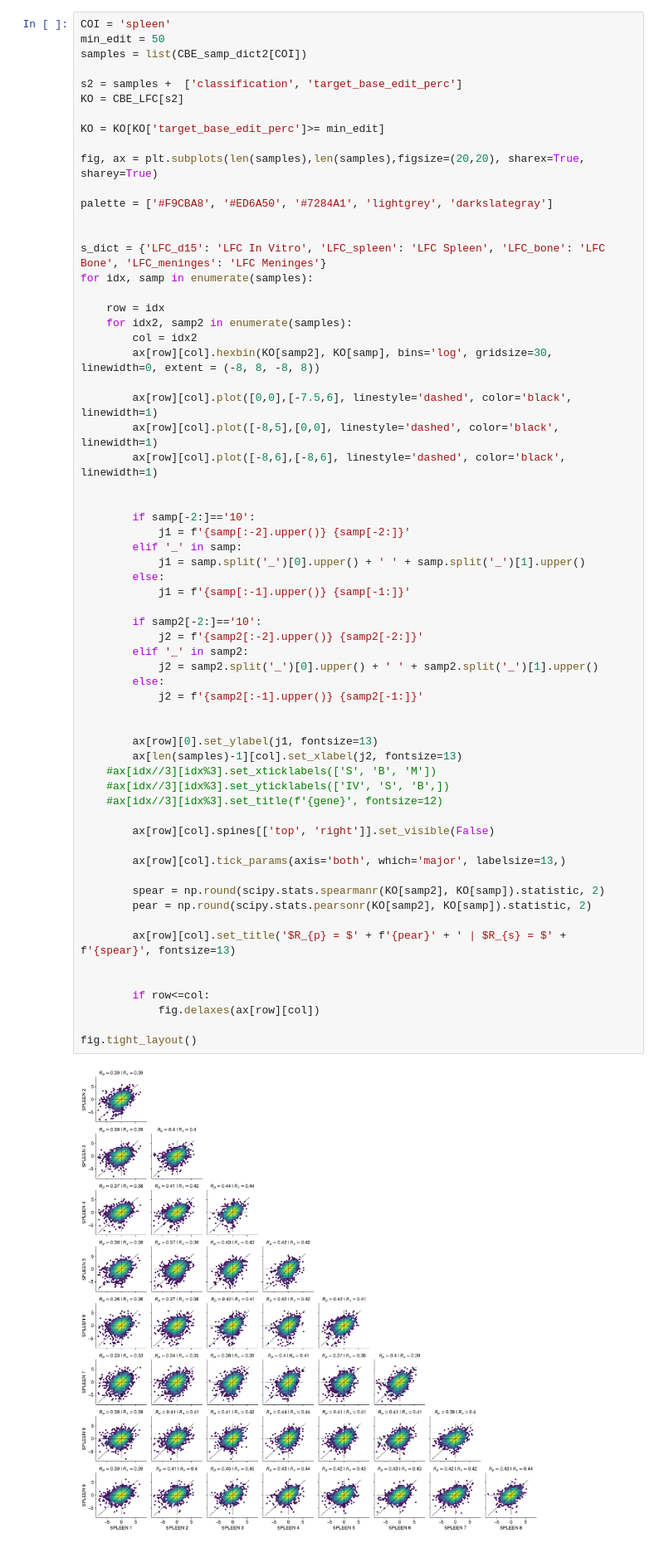
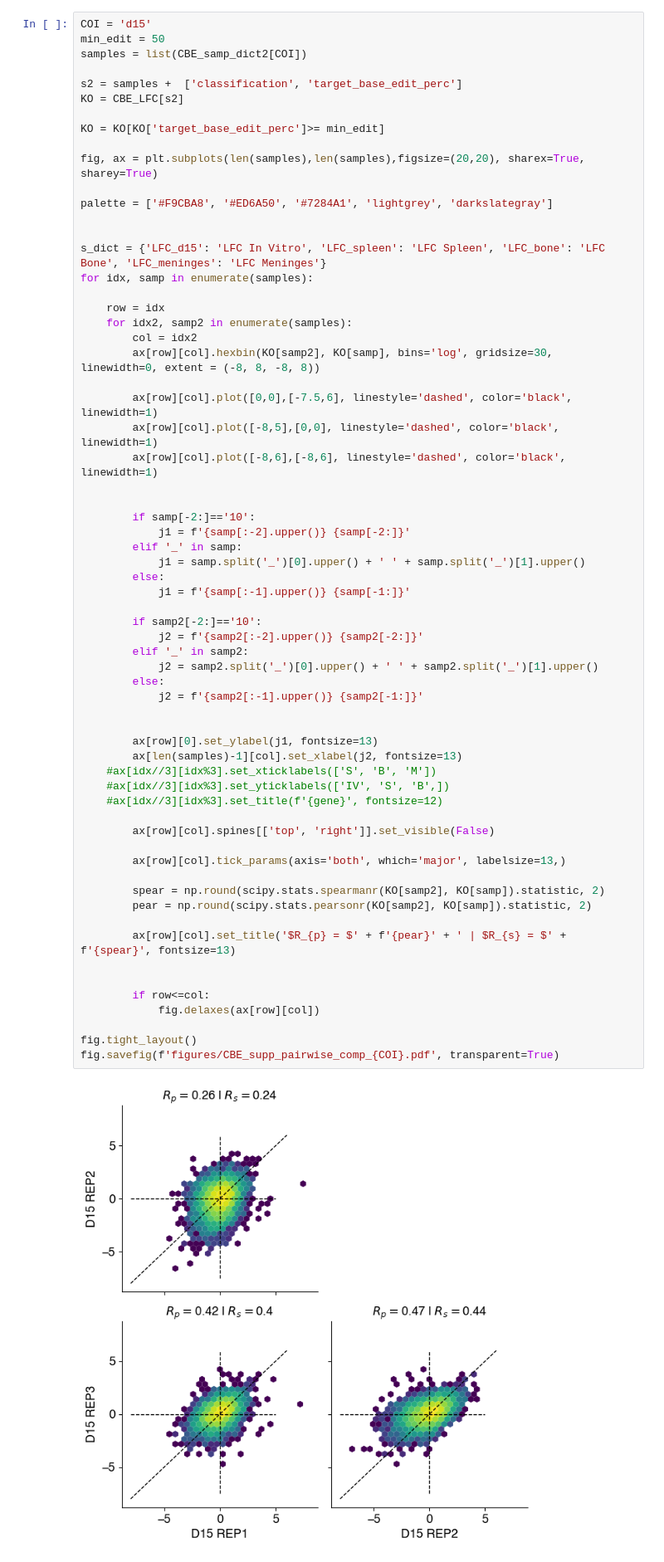
Before and after one commit to samgould2/B-ALL-in-vivo-base-editing, a Jupyter notebook: supplemental_figures_v2.ipynb, the cells around one changed output. Shown at 83% size. Drawn from its saved outputs; the diff is of its cells as text.

```diff
--- a/supplemental_figures_v2.ipynb
+++ b/supplemental_figures_v2.ipynb
@@ -169,5 +235,5 @@ ABE_samp_dict2 = {'spleen':['spleen1','spleen2','spleen3','spleen4'],
 # %%
-COI = 'spleen'
+COI = 'd15'
 min_edit = 50
 samples = list(CBE_samp_dict2[COI])
 
@@ -203,31 +269,32 @@ for idx, samp in enumerate(samples):
 
         if samp2[-2:]=='10':
             j2 = f'{samp2[:-2].upper()} {samp2[-2:]}'
         elif '_' in samp2:
             j2 = samp2.split('_')[0].upper() + ' ' + samp2.split('_')[1].upper()
         else:
             j2 = f'{samp2[:-1].upper()} {samp2[-1:]}'
 
 
         ax[row][0].set_ylabel(j1, fontsize=13)
         ax[len(samples)-1][col].set_xlabel(j2, fontsize=13)
     #ax[idx//3][idx%3].set_xticklabels(['S', 'B', 'M'])
     #ax[idx//3][idx%3].set_yticklabels(['IV', 'S', 'B',])
     #ax[idx//3][idx%3].set_title(f'{gene}', fontsize=12)
 
         ax[row][col].spines[['top', 'right']].set_visible(False)
 
         ax[row][col].tick_params(axis='both', which='major', labelsize=13,)
 
         spear = np.round(scipy.stats.spearmanr(KO[samp2], KO[samp]).statistic, 2)
         pear = np.round(scipy.stats.pearsonr(KO[samp2], KO[samp]).statistic, 2)
 
         ax[row][col].set_title('$R_{p} = $' + f'{pear}' + ' | $R_{s} = $' + f'{spear}', fontsize=13)
 
 
         if row<=col:
             fig.delaxes(ax[row][col])
 
 fig.tight_layout()
+fig.savefig(f'figures/CBE_supp_pairwise_comp_{COI}.pdf', transparent=True)
 # %% [output]
-[figure, old version]
+[figure, new version]
```
Also changed, not shown: parts of 1 cell of this notebook, 3 other files.
